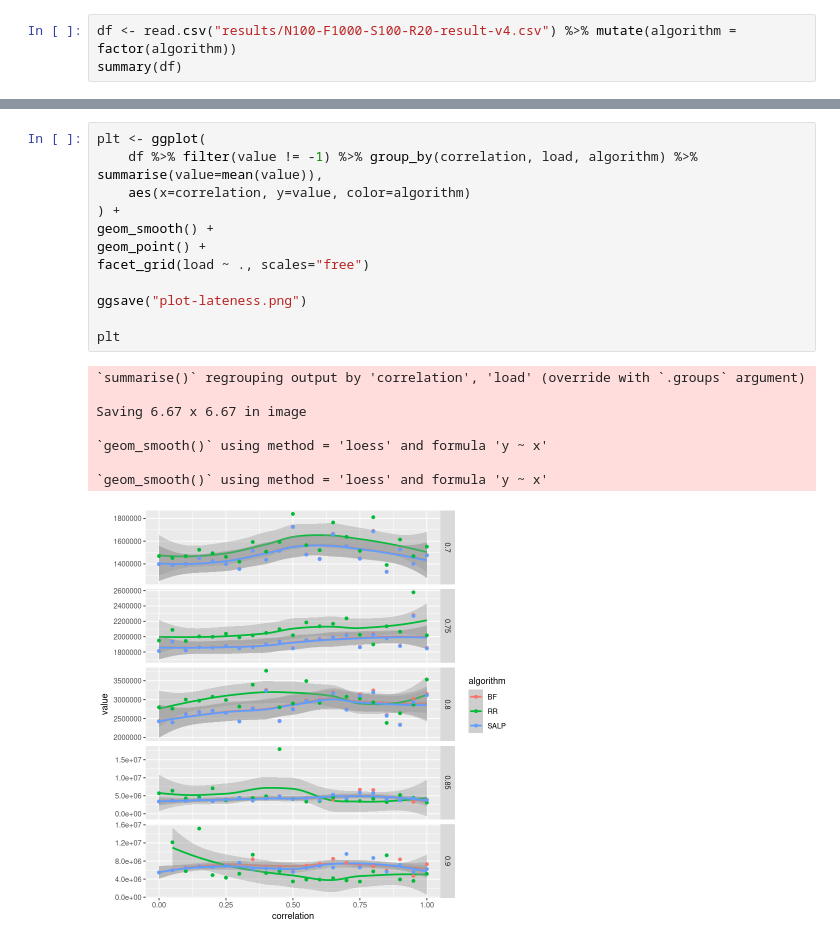
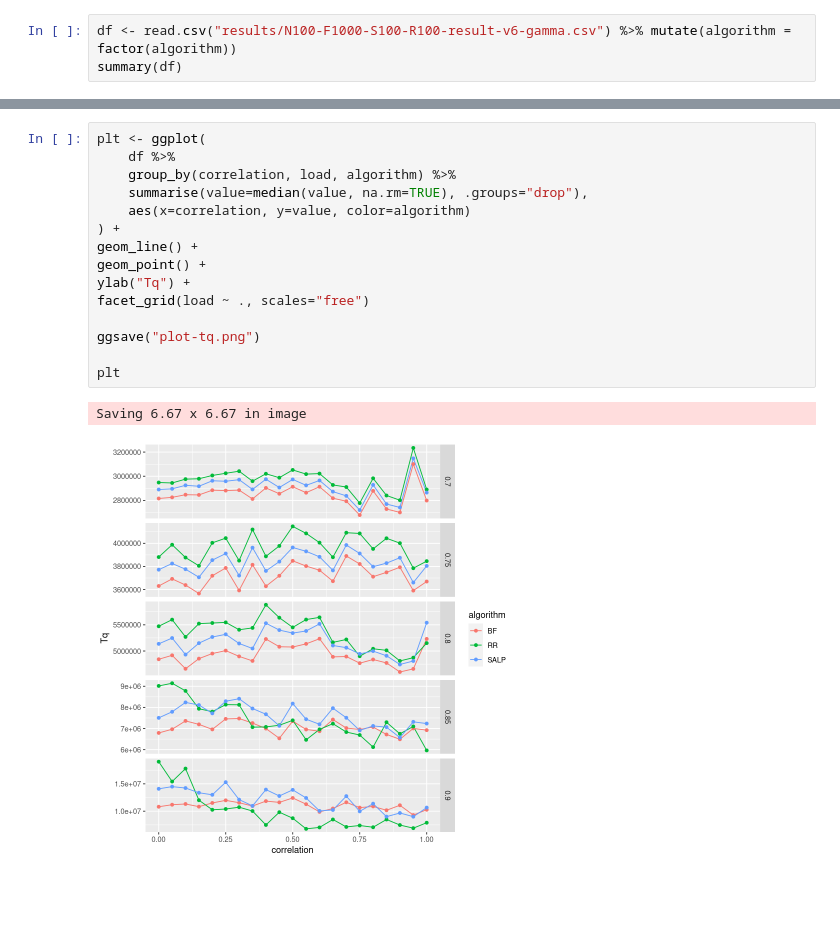
Before and after one commit to szkudlarekdamian/kosharda, a Jupyter notebook: plots.ipynb, the cells around one changed output, grey strips where cells are left out. Saved outputs shown, nothing was run; the diff lists cells and outputs as text; blank space fills up the shorter version.

```diff
--- a/plots.ipynb
+++ b/plots.ipynb
@@ -4,4 +16,4 @@ library(dplyr)
 # %%
-df <- read.csv("results/N100-F1000-S100-R20-result-v4.csv") %>% mutate(algorithm = factor(algorithm))
+df <- read.csv("results/N100-F1000-S100-R100-result-v6-gamma.csv") %>% mutate(algorithm = factor(algorithm))
 summary(df)
 # %% [output]
@@ -22,23 +52,20 @@ summary(df)
 # %%
 plt <- ggplot(
-    df %>% filter(value != -1) %>% group_by(correlation, load, algorithm) %>% summarise(value=mean(value)),
+    df %>%
+    group_by(correlation, load, algorithm) %>%
+    summarise(value=median(value, na.rm=TRUE), .groups="drop"),
     aes(x=correlation, y=value, color=algorithm)
 ) +
-geom_smooth() +
+geom_line() +
 geom_point() +
+ylab("Tq") +
 facet_grid(load ~ ., scales="free")
 
-ggsave("plot-lateness.png")
+ggsave("plot-tq.png")
 
 plt
 # %% [output]
-`summarise()` regrouping output by 'correlation', 'load' (override with `.groups` argument)
-
 Saving 6.67 x 6.67 in image
-
-`geom_smooth()` using method = 'loess' and formula 'y ~ x'
-
-`geom_smooth()` using method = 'loess' and formula 'y ~ x'
-[figure, old version]
+[figure, new version]
 # %%
 plt <- ggplot(
```
Also changed, not shown: parts of 10 cells of this notebook, 1 other file.
